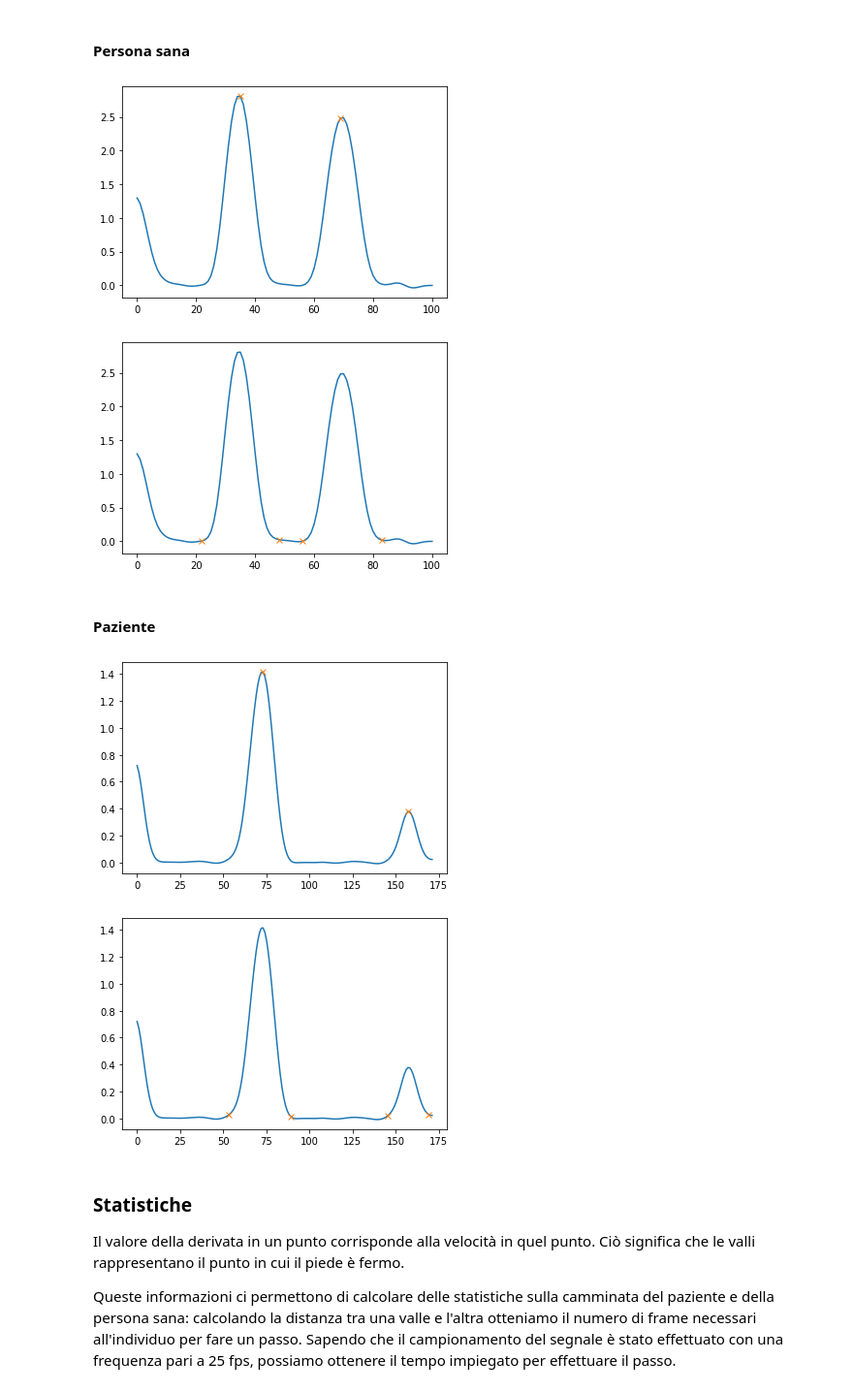
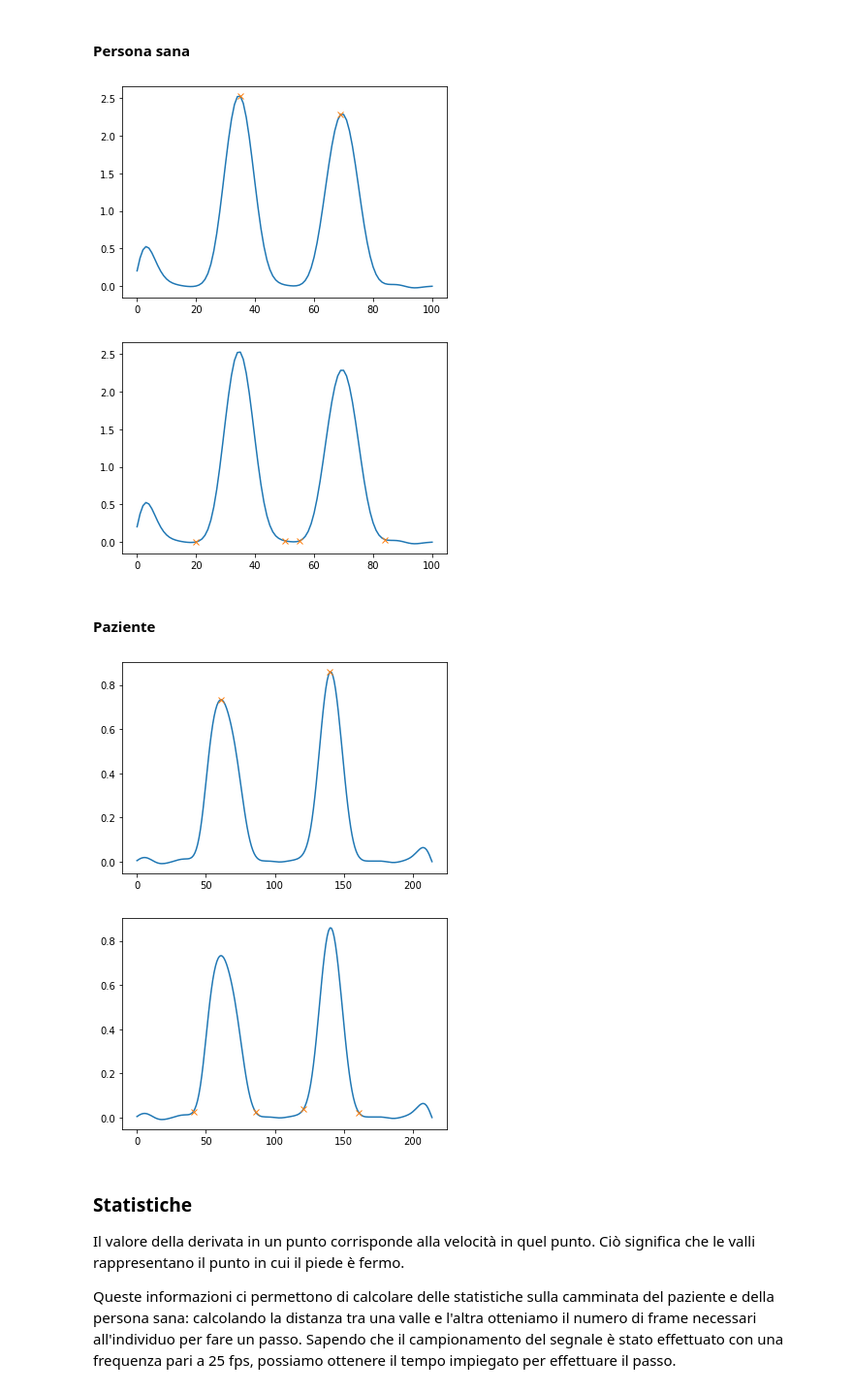
Before and after one commit to marti-brocchi/Gait-analysis, a Jupyter notebook: gaitAnalysis.ipynb, the cells around one changed output. Shown at 97% size. Drawn from its saved outputs; the diff is of its cells as text; code cells hidden in the pictures.

```diff
--- a/gaitAnalysis.ipynb
+++ b/gaitAnalysis.ipynb
@@ -358,0 +355,3 @@ filt_patient = median_filter(f_patient_prime, 4)
+# %%
+f_patient_prime = derivative(filt_patient)
+plt.plot(f_patient_prime)
@@ -365,6 +367,6 @@ Tramite l'uso della funzione find_peaks andiamo ad individuare i massimi e i min
 # %%
 def peaks(f):
-    peaks, _ = find_peaks(f, height=0.2*np.nanmax(f), distance=0.2*len(f))
+    peaks, _ = find_peaks(f, height=0.3*np.nanmax(f), distance = 0.05*len(f))
     plt.plot(f)
     plt.plot(peaks, f[peaks], "x")
     plt.show()
@@ -374,18 +376,27 @@ def valleys(f, peaks):
     max_height = 0.1*np.nanmax(f)
     tol = 0.01
     valleys = []
+
     for p in peaks:
-
+        set = False
         for i in range(p,1,-1):
             if (f[i]-f[i-1]<= tol and f[i]<max_height):
                 valleys.append(i)
+                set = True
                 break
 
+        if (not(set)):
+            valleys.append(i-1)
 
+        set = False
         for i in range(p,len(f)-1):
             if (f[i]-f[i+1]<= tol and f[i]<max_height):
                 valleys.append(i)
+                set = True
                 break
+
+        if (not(set)):
+            valleys.append(i+1)
 
     plt.plot(f)
     plt.plot(valleys, f[valleys], "x")
@@ -394,23 +405,23 @@ def valleys(f, peaks):
 # %% [markdown]
 #### Persona sana
 # %%
-person_peaks= peaks(filt_person)
+person_peaks= peaks(f_person_prime)
 # %% [output]
-[figure, old version]
+[figure, new version]
 # %%
-person_valleys= valleys(filt_person, person_peaks)
+person_valleys= valleys(f_person_prime, person_peaks)
 # %% [output]
-[figure, old version]
+[figure, new version]
 # %% [markdown]
 #### Paziente
 # %%
-patient_peaks= peaks(filt_patient)
+patient_peaks= peaks(f_patient_prime)
 # %% [output]
-[figure, old version]
+[figure, new version]
 # %%
-patient_valleys= valleys(filt_patient, patient_peaks)
+patient_valleys= valleys(f_patient_prime, patient_peaks)
 # %% [output]
-[figure, old version]
+[figure, new version]
 # %% [markdown]
 ### Statistiche
 Il valore della derivata in un punto corrisponde alla velocità in quel punto. Ciò significa che le valli rappresentano il punto in cui il piede è fermo.
```
Also changed, not shown: parts of 33 cells of this notebook.
